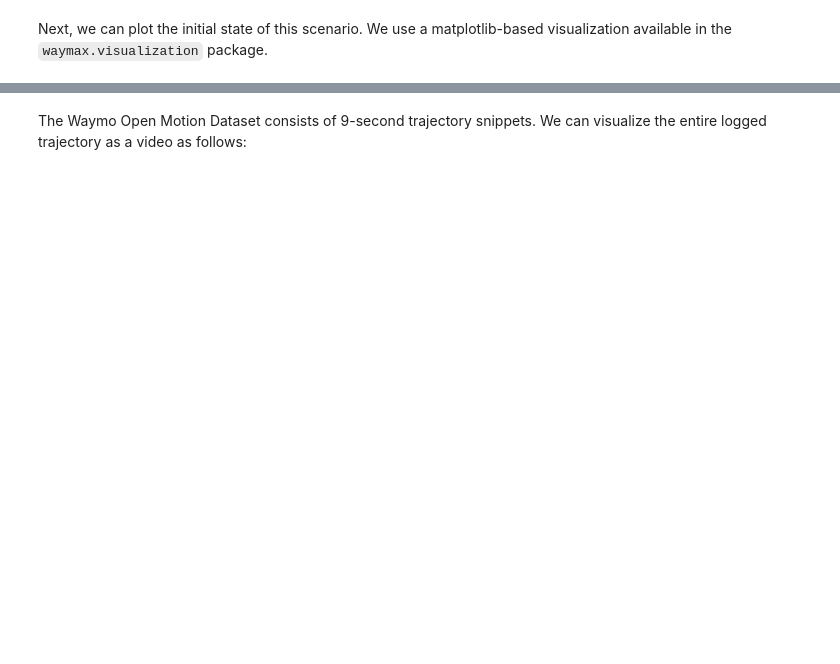
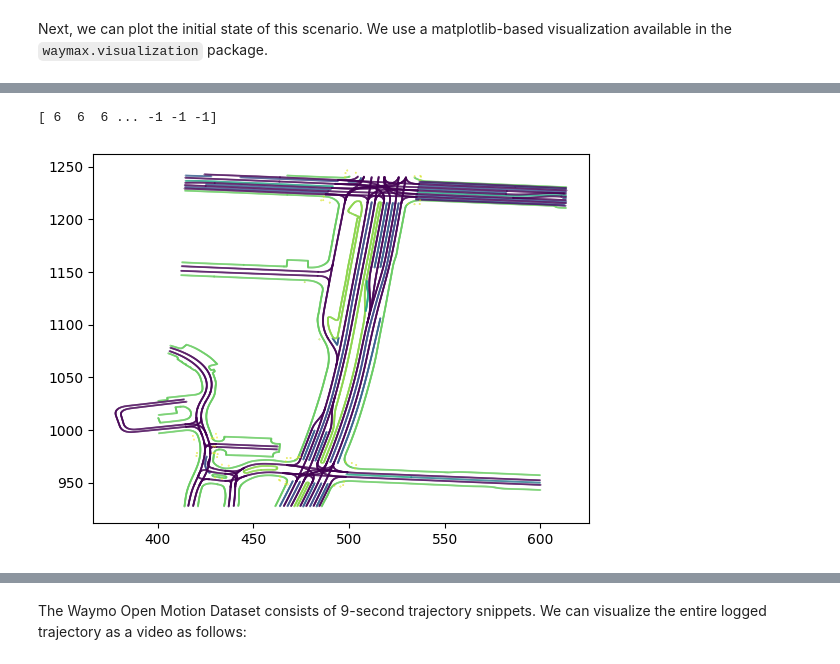
Before and after one commit to finn777-yea/waymax, a Jupyter notebook: data_demo.ipynb, the cells around one changed output, grey strips where cells are left out. Saved outputs shown, nothing was run; the diff lists cells and outputs as text; code cells hidden in the pictures; blank space fills up the shorter version.

Commit message:
visualize the roadgraph

```diff
--- a/data_demo.ipynb
+++ b/data_demo.ipynb
@@ -32,6 +34,8 @@ XlaRuntimeError: FAILED_PRECONDITION: DNN library initialization failed. Look at
 # %% [markdown]
 Next, we can plot the initial state of this scenario. We use a matplotlib-based visualization available in the `waymax.visualization` package.
 # %%
+scenario = next(data_iter)
+
 # Using logged trajectory to plot the initial state
 img = visualization.plot_simulator_state(scenario, use_log_traj=True)
 mediapy.show_image(img)
@@ -42,0 +44,17 @@ mediapy.show_image(img)
+# %%
+from matplotlib import pyplot as plt
+
+# Plot the roadgraph, with colors corresponding to the road type.
+rg_points = scenario.roadgraph_points
+
+where_valid = rg_points.valid
+plt.scatter(
+    x = rg_points.x[where_valid],
+    y = rg_points.y[where_valid],
+    s=0.1,
+    c = rg_points.types[where_valid]
+)
+plt.show()
+# %% [output]
+[ 6  6  6 ... -1 -1 -1]
+[figure, added]
```
Also changed, not shown: parts of 7 cells of this notebook, 1 other file.
